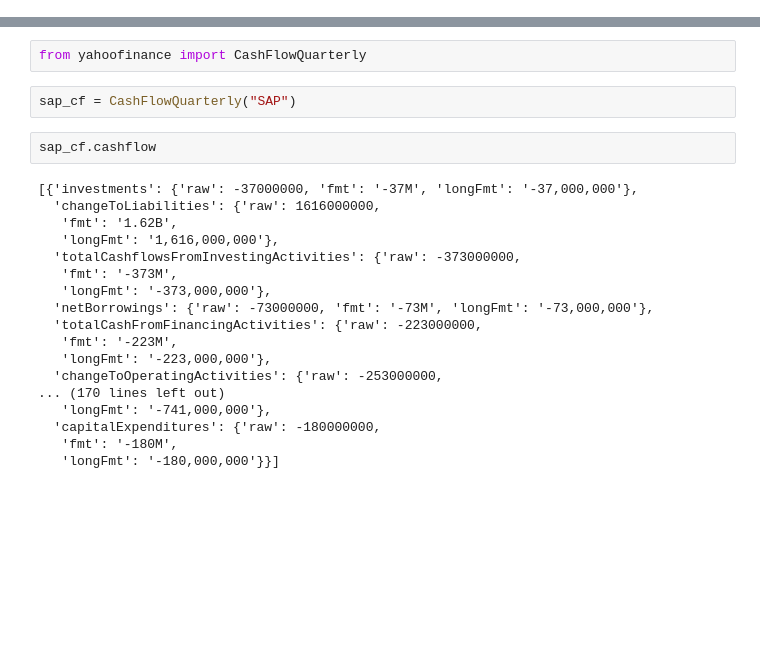
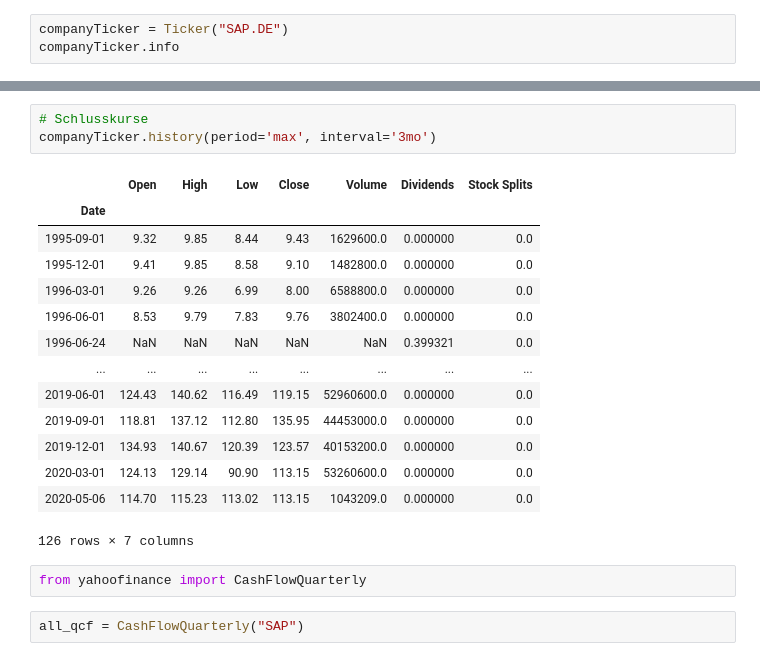
Before and after one commit to UnderTheCraft/sumz, a Jupyter notebook: SUMZ_Test.ipynb, the cells around one changed output, grey strips where cells are left out. Saved outputs shown, nothing was run; the diff lists cells and outputs as text; blank space fills up the shorter version.

```diff
--- a/SUMZ_Test.ipynb
+++ b/SUMZ_Test.ipynb
@@ -65,0 +71,3 @@ apple.info
+# %%
+companyTicker = Ticker("SAP.DE")
+companyTicker.info
@@ -66,24 +92,22 @@ apple.info
+# %%
+# Schlusskurse
+companyTicker.history(period='max', interval='3mo')
+# %% [output]
+|  | Open | High | Low | Close | Volume | Dividends | Stock Splits |
+| Date |  |  |  |  |  |  |  |
+| 1995-09-01 | 9.32 | 9.85 | 8.44 | 9.43 | 1629600.0 | 0.000000 | 0.0 |
+| 1995-12-01 | 9.41 | 9.85 | 8.58 | 9.10 | 1482800.0 | 0.000000 | 0.0 |
+| 1996-03-01 | 9.26 | 9.26 | 6.99 | 8.00 | 6588800.0 | 0.000000 | 0.0 |
+| 1996-06-01 | 8.53 | 9.79 | 7.83 | 9.76 | 3802400.0 | 0.000000 | 0.0 |
+| 1996-06-24 | NaN | NaN | NaN | NaN | NaN | 0.399321 | 0.0 |
+| ... | ... | ... | ... | ... | ... | ... | ... |
+| 2019-06-01 | 124.43 | 140.62 | 116.49 | 119.15 | 52960600.0 | 0.000000 | 0.0 |
+| 2019-09-01 | 118.81 | 137.12 | 112.80 | 135.95 | 44453000.0 | 0.000000 | 0.0 |
+| 2019-12-01 | 134.93 | 140.67 | 120.39 | 123.57 | 40153200.0 | 0.000000 | 0.0 |
+| 2020-03-01 | 124.13 | 129.14 | 90.90 | 113.15 | 53260600.0 | 0.000000 | 0.0 |
+| 2020-05-06 | 114.70 | 115.23 | 113.02 | 113.15 | 1043209.0 | 0.000000 | 0.0 |
+126 rows × 7 columns
 # %%
 from yahoofinance import CashFlowQuarterly
 # %%
-sap_cf = CashFlowQuarterly("SAP")
+all_qcf = CashFlowQuarterly("SAP")
-# %%
-sap_cf.cashflow
-# %% [output]
-[{'investments': {'raw': -37000000, 'fmt': '-37M', 'longFmt': '-37,000,000'},
-  'changeToLiabilities': {'raw': 1616000000,
-   'fmt': '1.62B',
-   'longFmt': '1,616,000,000'},
-  'totalCashflowsFromInvestingActivities': {'raw': -373000000,
-   'fmt': '-373M',
-   'longFmt': '-373,000,000'},
-  'netBorrowings': {'raw': -73000000, 'fmt': '-73M', 'longFmt': '-73,000,000'},
-  'totalCashFromFinancingActivities': {'raw': -223000000,
-   'fmt': '-223M',
-   'longFmt': '-223,000,000'},
-  'changeToOperatingActivities': {'raw': -253000000,
-... (170 lines left out)
-   'longFmt': '-741,000,000'},
-  'capitalExpenditures': {'raw': -180000000,
-   'fmt': '-180M',
-   'longFmt': '-180,000,000'}}]
```
Also changed, not shown: parts of 19 cells of this notebook.
